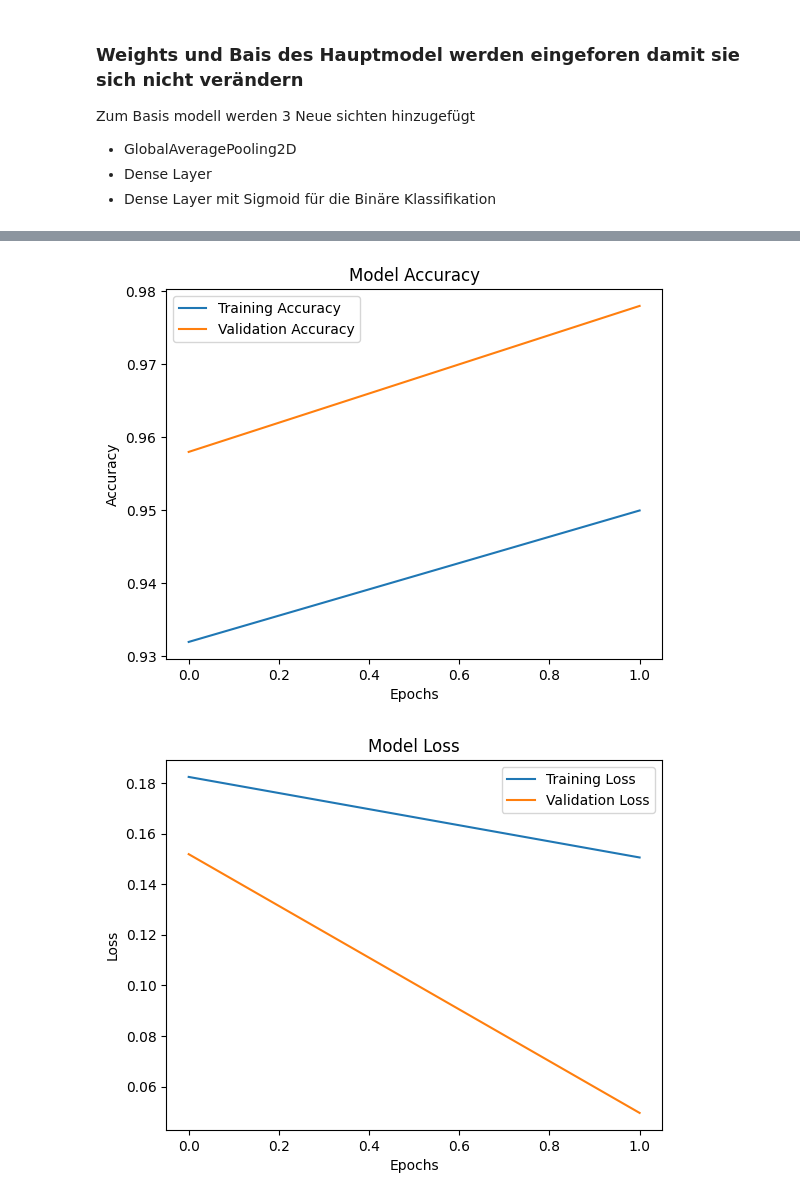
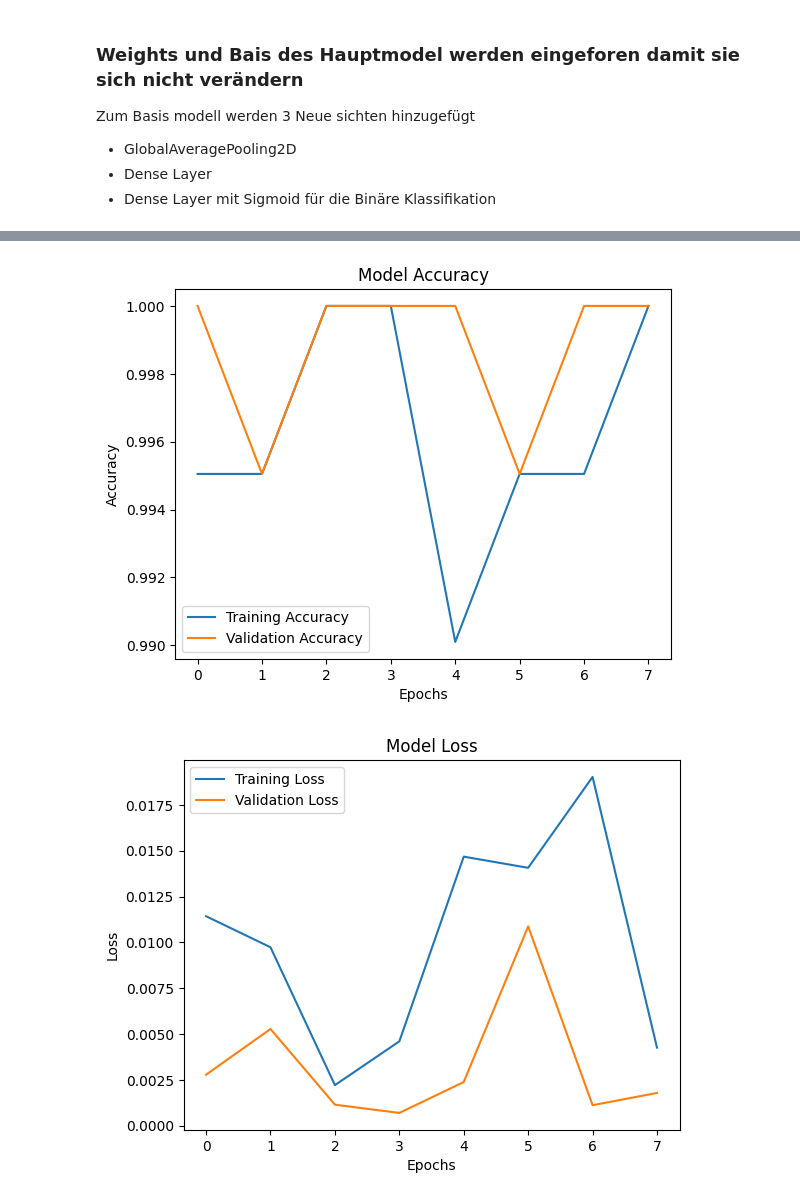
Before and after one commit to RiccardoDAndrea/SceneDetect, a Jupyter notebook: fine_tune_model.ipynb, the cells around one changed output, grey strips where cells are left out. Cells and saved outputs as stored; diff of their text form; code cells hidden in the pictures.

Commit message:
adding a json to store history output / adding the fine tuned model

```diff
--- a/fine_tune_model.ipynb
+++ b/fine_tune_model.ipynb
@@ -17,5 +19,6 @@ from tensorflow.keras.preprocessing.image import ImageDataGenerator
 - Erwarteten Input 224,224, 3
 # %%
 from keras.applications.mobilenet_v2 import MobileNetV2
+
 # 1. Lade das vortrainierte MobileNetV2 Modell mit ImageNet-Gewichten
-base_model = MobileNetV2(weights='imagenet', include_top=False, input_shape=(224, 224, 3))
+base_model = MobileNetV2(weights='imagenet', include_top=False, input_shape=(224, 224, 3), classes=1000)
@@ -111,0 +82,24 @@ Epoch 2/2
+# %%
+import json
+import os
+
+# Überprüfen, ob das Modell bereits existiert
+path_to_model = r"model/fine_tuned_model.keras"
+if os.path.isfile(path_to_model):
+    history = load_model(path_to_model)
+    print("exist")
+else:
+    # Trainiere das Modell
+    history = model.fit(
+        train_generator,
+        epochs=8,
+        validation_data=validation_generator,
+        callbacks=[  # Optionale Callbacks (z.B. für das Speichern des besten Modells)
+            keras.callbacks.ModelCheckpoint('model/fine_tuned_model.keras', save_best_only=True, monitor='val_loss')
+        ]
+    )
+
+    # Speichern der Trainingshistorie als JSON-Datei
+    history_dict = history.history  # Das History-Objekt enthält alle Metriken
+    with open('train_history.json', 'w') as json_file:
+        json.dump(history_dict, json_file, indent=4)
@@ -121,23 +132,28 @@ Accuracy: 0.9779999852180481
 # %%
+import json
 import matplotlib.pyplot as plt
 
+# Laden der JSON-Datei mit den Trainingsdaten
+with open('train_history.json', 'r') as json_file:
+    history_dict = json.load(json_file)
+
 # Beispiel für das Plotten der Trainings- und Validierungsgenauigkeit
-plt.plot(history.history['accuracy'], label='Training Accuracy')
-plt.plot(history.history['val_accuracy'], label='Validation Accuracy')
+plt.plot(history_dict['accuracy'], label='Training Accuracy')
+plt.plot(history_dict['val_accuracy'], label='Validation Accuracy')
 plt.title('Model Accuracy')
 plt.xlabel('Epochs')
 plt.ylabel('Accuracy')
 plt.legend()
 plt.show()
 
 # Beispiel für das Plotten des Trainings- und Validierungsverlusts
-plt.plot(history.history['loss'], label='Training Loss')
-plt.plot(history.history['val_loss'], label='Validation Loss')
+plt.plot(history_dict['loss'], label='Training Loss')
+plt.plot(history_dict['val_loss'], label='Validation Loss')
 plt.title('Model Loss')
 plt.xlabel('Epochs')
 plt.ylabel('Loss')
 plt.legend()
 plt.show()
 # %% [output]
-[figure, old version]
+[figure, new version]
-[figure, old version]
+[figure, new version]
```
Also changed, not shown: parts of 14 cells of this notebook, 2 other files.
